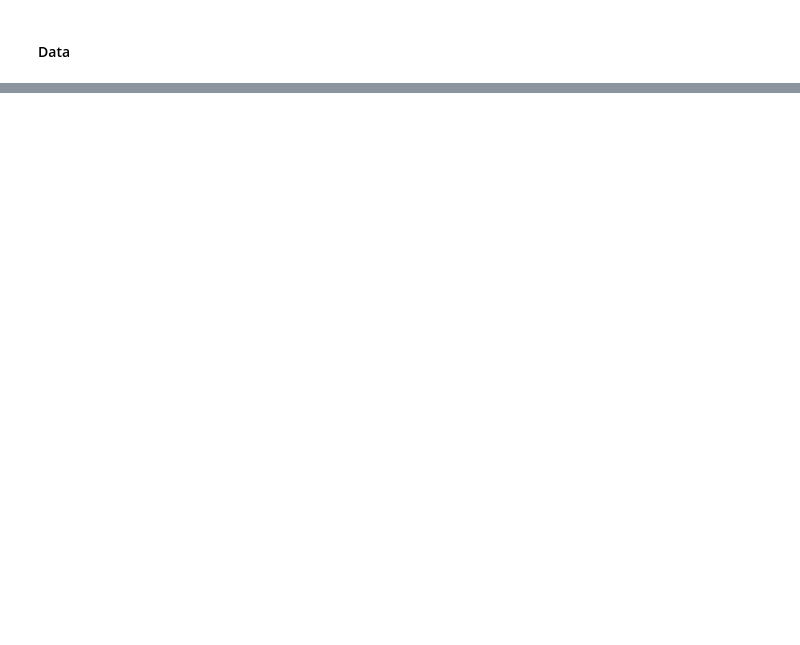
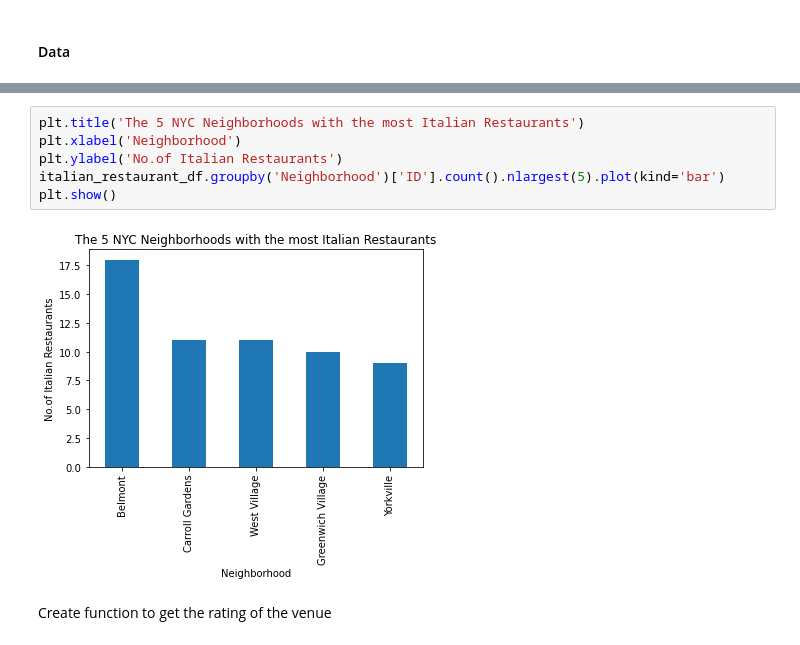
Before and after one commit to vpandiarajan20/AppliedDataScienceCapstone, a Jupyter notebook: Capstone-Notebook.ipynb, the cells around one changed output, grey strips where cells are left out. Saved outputs shown, nothing was run; the diff lists cells and outputs as text; blank space fills up the shorter version.

```diff
--- a/Capstone-Notebook.ipynb
+++ b/Capstone-Notebook.ipynb
@@ -20,0 +192,10 @@ Hello Capstone Project Course!
+# %%
+plt.title('The 5 NYC Neighborhoods with the most Italian Restaurants')
+plt.xlabel('Neighborhood')
+plt.ylabel('No.of Italian Restaurants')
+italian_restaurant_df.groupby('Neighborhood')['ID'].count().nlargest(5).plot(kind='bar')
+plt.show()
+# %% [output]
+[figure, added]
+# %% [markdown]
+<p>Create function to get the rating of the venue</p>
```
Also changed, not shown: parts of 27 cells of this notebook.
